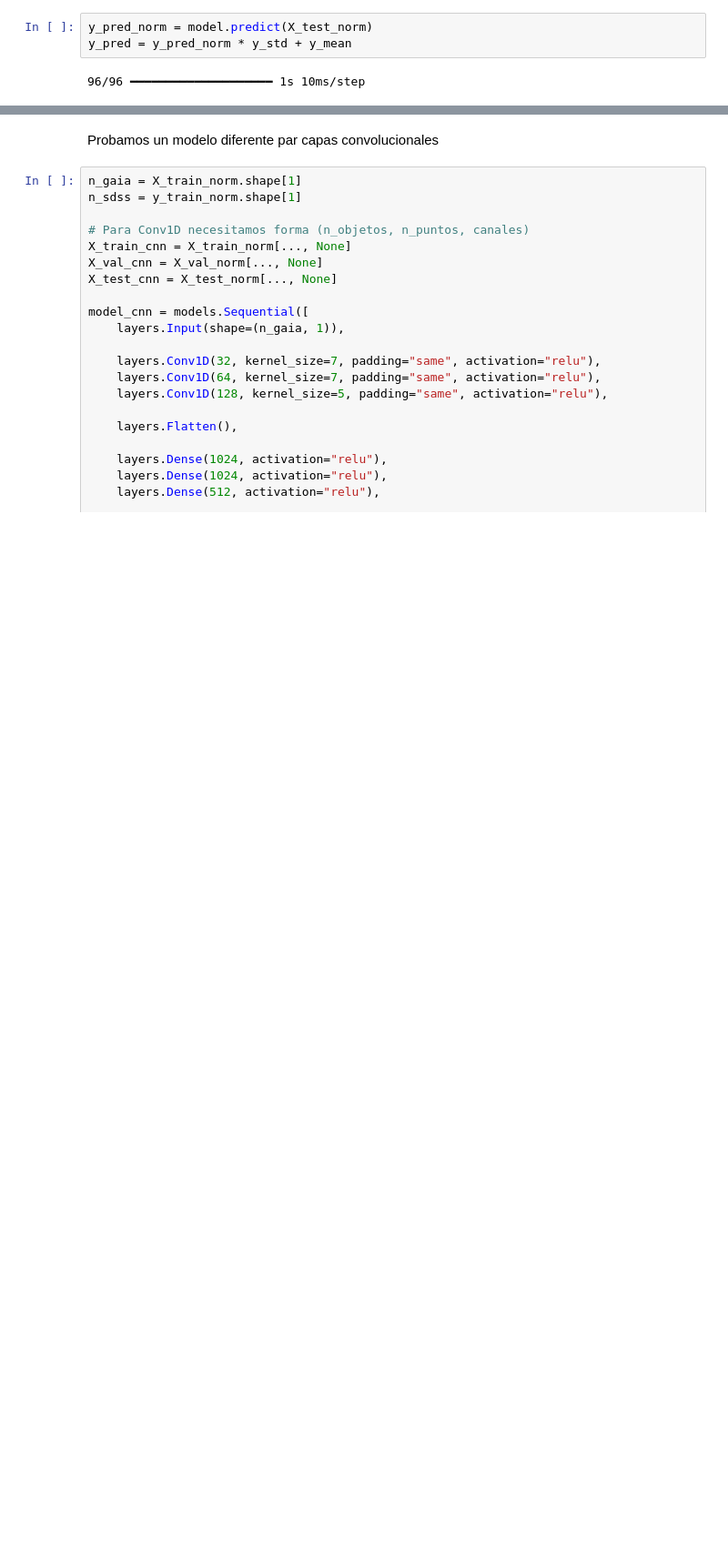
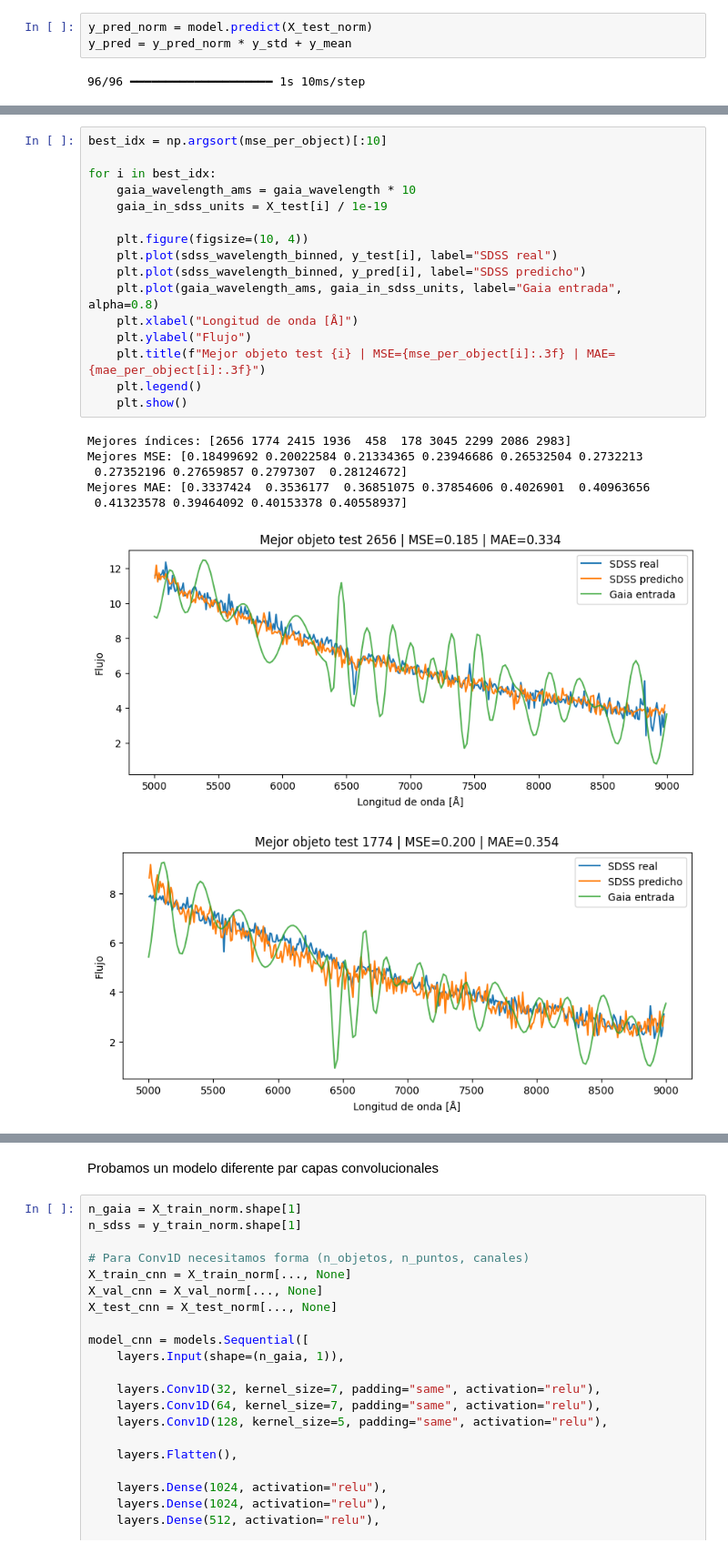
Before and after one commit to javier-cacho-master-ai/trabajo-fin-master, a Jupyter notebook: solution/model-training.ipynb, the cells around one changed output, grey strips where cells are left out. Shown at 91% size. Cells and saved outputs as stored; diff of their text form; blank space fills up the shorter version.

```diff
--- a/solution/model-training.ipynb
+++ b/solution/model-training.ipynb
@@ -407,0 +317,24 @@ y_pred = y_pred_norm * y_std + y_mean
+# %%
+best_idx = np.argsort(mse_per_object)[:10]
+
+for i in best_idx:
+    gaia_wavelength_ams = gaia_wavelength * 10
+    gaia_in_sdss_units = X_test[i] / 1e-19
+
+    plt.figure(figsize=(10, 4))
+    plt.plot(sdss_wavelength_binned, y_test[i], label="SDSS real")
+    plt.plot(sdss_wavelength_binned, y_pred[i], label="SDSS predicho")
+    plt.plot(gaia_wavelength_ams, gaia_in_sdss_units, label="Gaia entrada", alpha=0.8)
+    plt.xlabel("Longitud de onda [Å]")
+    plt.ylabel("Flujo")
+    plt.title(f"Mejor objeto test {i} | MSE={mse_per_object[i]:.3f} | MAE={mae_per_object[i]:.3f}")
+    plt.legend()
+    plt.show()
+# %% [output]
+Mejores índices: [2656 1774 2415 1936  458  178 3045 2299 2086 2983]
+Mejores MSE: [0.18499692 0.20022584 0.21334365 0.23946686 0.26532504 0.2732213
+ 0.27352196 0.27659857 0.2797307  0.28124672]
+Mejores MAE: [0.3337424  0.3536177  0.36851075 0.37854606 0.4026901  0.40963656
+ 0.41323578 0.39464092 0.40153378 0.40558937]
+[figure, added]
+[figure, added]
```
Also changed, not shown: parts of 17 cells of this notebook.
